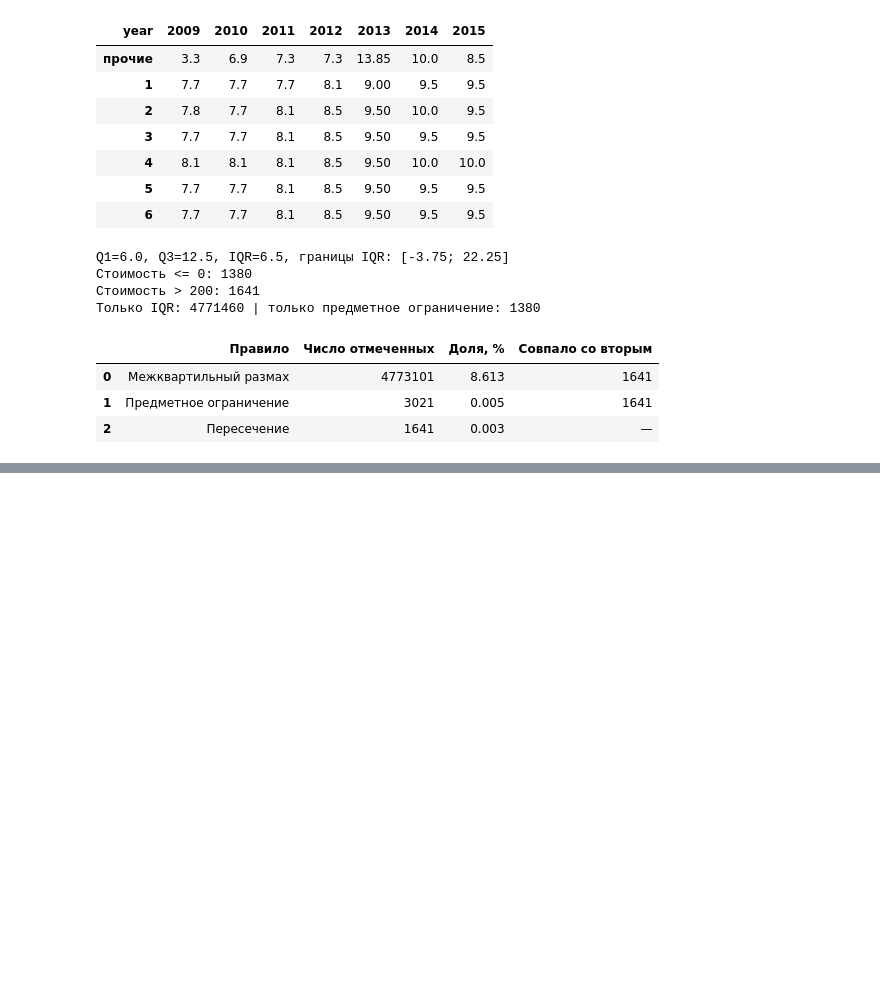
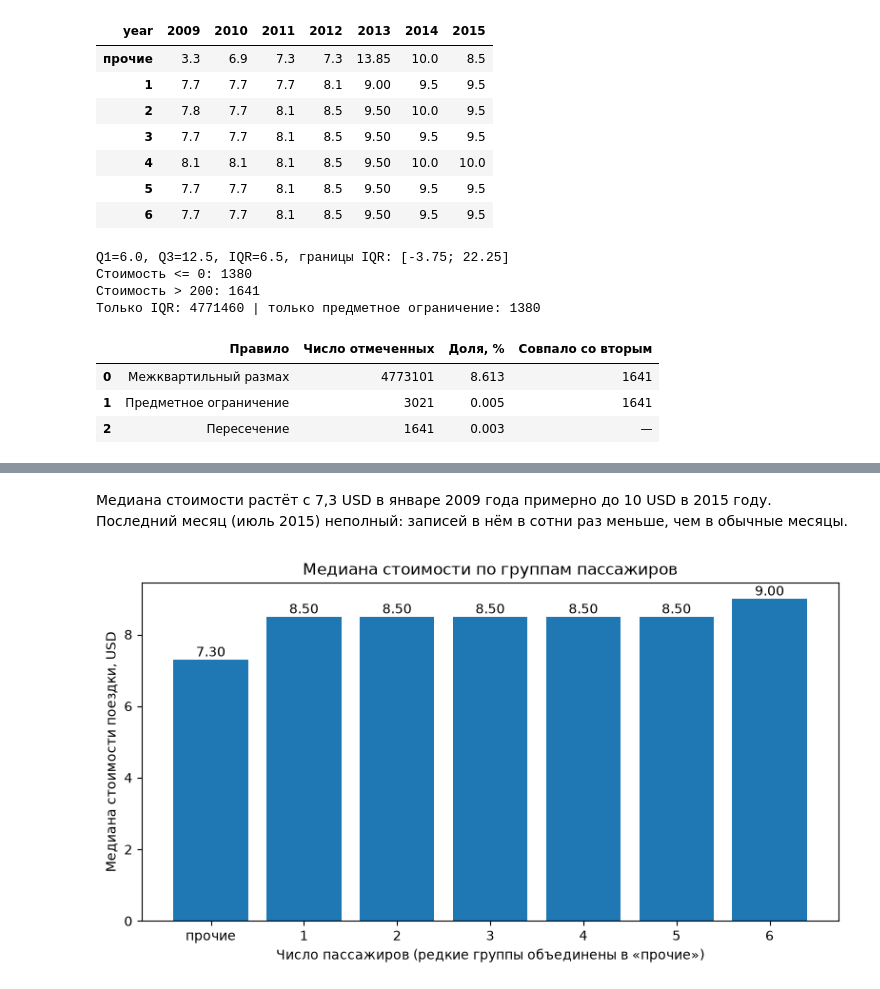
Before and after one commit to medshura555-collab/sambik, a Jupyter notebook: notebooks/03_eda.ipynb, the cells around one changed output, grey strips where cells are left out. Cells and saved outputs as stored; diff of their text form; code cells hidden in the pictures; blank space fills up the shorter version.

```diff
--- a/notebooks/03_eda.ipynb
+++ b/notebooks/03_eda.ipynb
@@ -262,0 +405,14 @@ Q1=6.0, Q3=12.5, IQR=6.5, границы IQR: [-3.75; 22.25]
+# %% [markdown]
+Медиана стоимости растёт с 7,3 USD в январе 2009 года примерно до 10 USD в 2015 году. Последний месяц (июль 2015) неполный: записей в нём в сотни раз меньше, чем в обычные месяцы.
+# %%
+fig, ax = plt.subplots(figsize=(8, 4.5))
+bars = ax.bar(diagram.index, diagram["median"])
+ax.bar_label(bars, fmt="%.2f")
+ax.set_xlabel("Число пассажиров (редкие группы объединены в «прочие»)")
+ax.set_ylabel("Медиана стоимости поездки, USD")
+ax.set_title("Медиана стоимости по группам пассажиров")
+fig.tight_layout()
+fig.savefig("../plots/04_bar_groups.png", dpi=150)
+plt.show()
+# %% [output]
+[figure, added]
```
Also changed, not shown: parts of 14 cells of this notebook, 1 other file.
